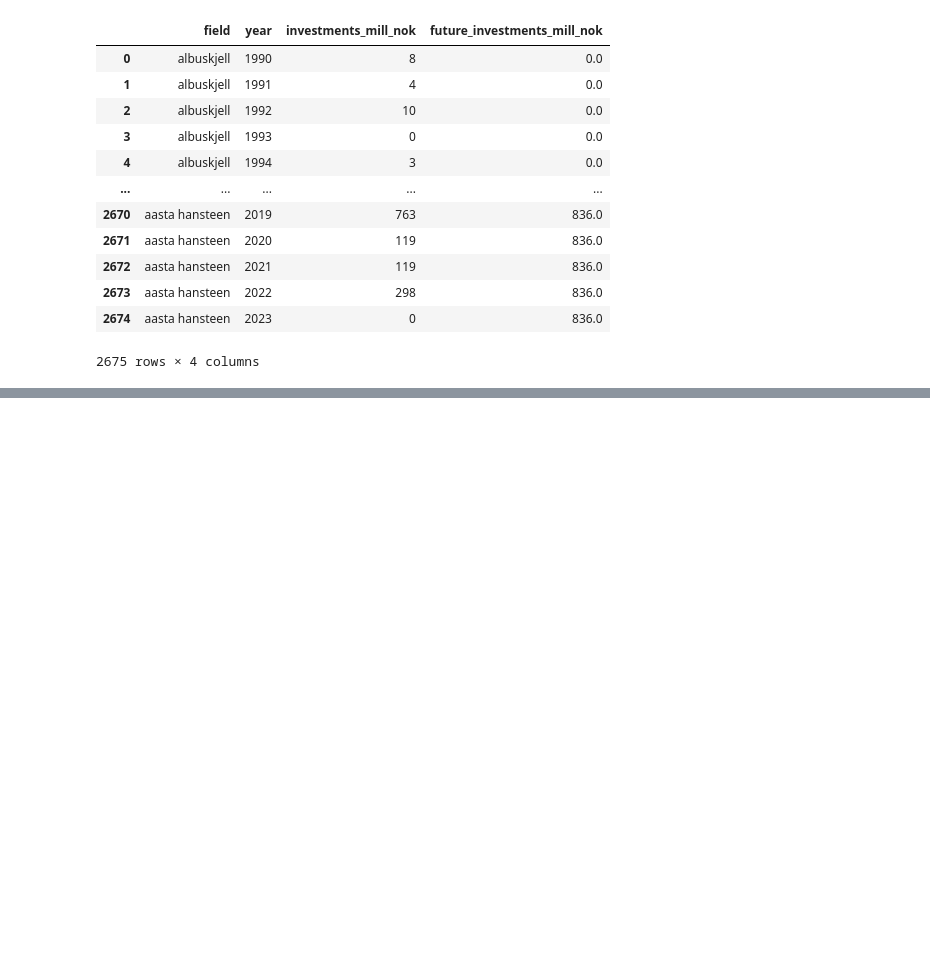
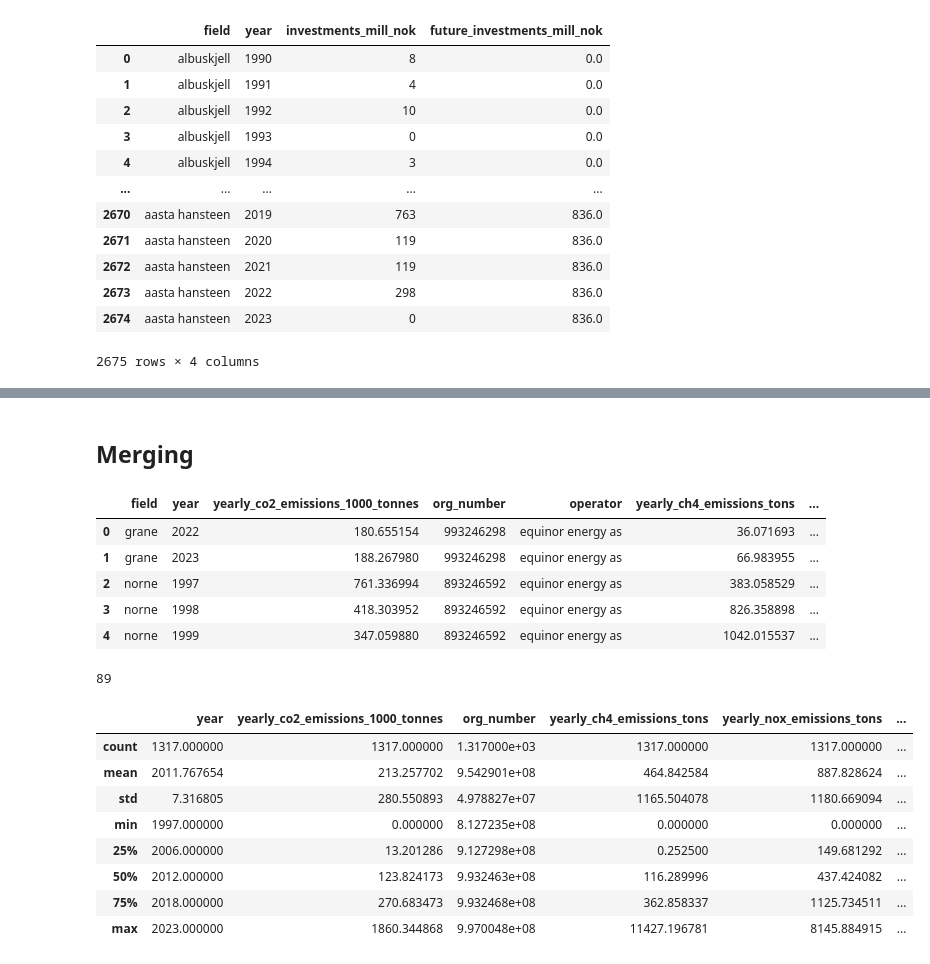
Before and after one commit to percw/Norwegian_oil_gas_decarbonization, a Jupyter notebook: notebooks/02_data_cleaning/02_production_and_emission_data_cleaning.ipynb, the cells around one changed output, grey strips where cells are left out. Saved outputs shown, nothing was run; the diff lists cells and outputs as text; code cells hidden in the pictures; blank space fills up the shorter version.

```diff
--- a/notebooks/02_data_cleaning/02_production_and_emission_data_cleaning.ipynb
+++ b/notebooks/02_data_cleaning/02_production_and_emission_data_cleaning.ipynb
@@ -1952,4 +1744,0 @@ def merge_emission_data(dfs, on_columns, operator_df):
-# %%
-
-# Merged DataFrame, keeping the operator from emissions_co2_df
-emissions_df = merge_emission_data(emission_dataframes, on_columns, emissions_co2_df)
@@ -2037,3 +1744,0 @@ NaN counts per field and column:
-# %%
-# Removing yearly_subsea_water_emissions column from emissions_df
-emissions_df = emissions_df.drop(columns=['yearly_subsea_water_emissions'])
@@ -2297,0 +1764,23 @@ plot_field_values(emissions_df, 'yearly_ch4_emissions_tons')
+# %% [markdown]
+## Merging
+# %%
+display(emissions_df.head())
+display(len(emissions_df.field.unique()))
+display(emissions_df.describe())
+# %% [output]
+|  | field | year | yearly_co2_emissions_1000_tonnes | org_number | operator | yearly_ch4_emissions_tons | ... |
+| 0 | grane | 2022 | 180.655154 | 993246298 | equinor energy as | 36.071693 | ... |
+| 1 | grane | 2023 | 188.267980 | 993246298 | equinor energy as | 66.983955 | ... |
+| 2 | norne | 1997 | 761.336994 | 893246592 | equinor energy as | 383.058529 | ... |
+| 3 | norne | 1998 | 418.303952 | 893246592 | equinor energy as | 826.358898 | ... |
+| 4 | norne | 1999 | 347.059880 | 893246592 | equinor energy as | 1042.015537 | ... |
+89
+|  | year | yearly_co2_emissions_1000_tonnes | org_number | yearly_ch4_emissions_tons | yearly_nox_emissions_tons | ... |
+| count | 1317.000000 | 1317.000000 | 1.317000e+03 | 1317.000000 | 1317.000000 | ... |
+| mean | 2011.767654 | 213.257702 | 9.542901e+08 | 464.842584 | 887.828624 | ... |
+| std | 7.316805 | 280.550893 | 4.978827e+07 | 1165.504078 | 1180.669094 | ... |
+| min | 1997.000000 | 0.000000 | 8.127235e+08 | 0.000000 | 0.000000 | ... |
+| 25% | 2006.000000 | 13.201286 | 9.127298e+08 | 0.252500 | 149.681292 | ... |
+| 50% | 2012.000000 | 123.824173 | 9.932463e+08 | 116.289996 | 437.424082 | ... |
+| 75% | 2018.000000 | 270.683473 | 9.932468e+08 | 362.858337 | 1125.734511 | ... |
+| max | 2023.000000 | 1860.344868 | 9.970048e+08 | 11427.196781 | 8145.884915 | ... |
```
Also changed, not shown: parts of 66 cells of this notebook.
